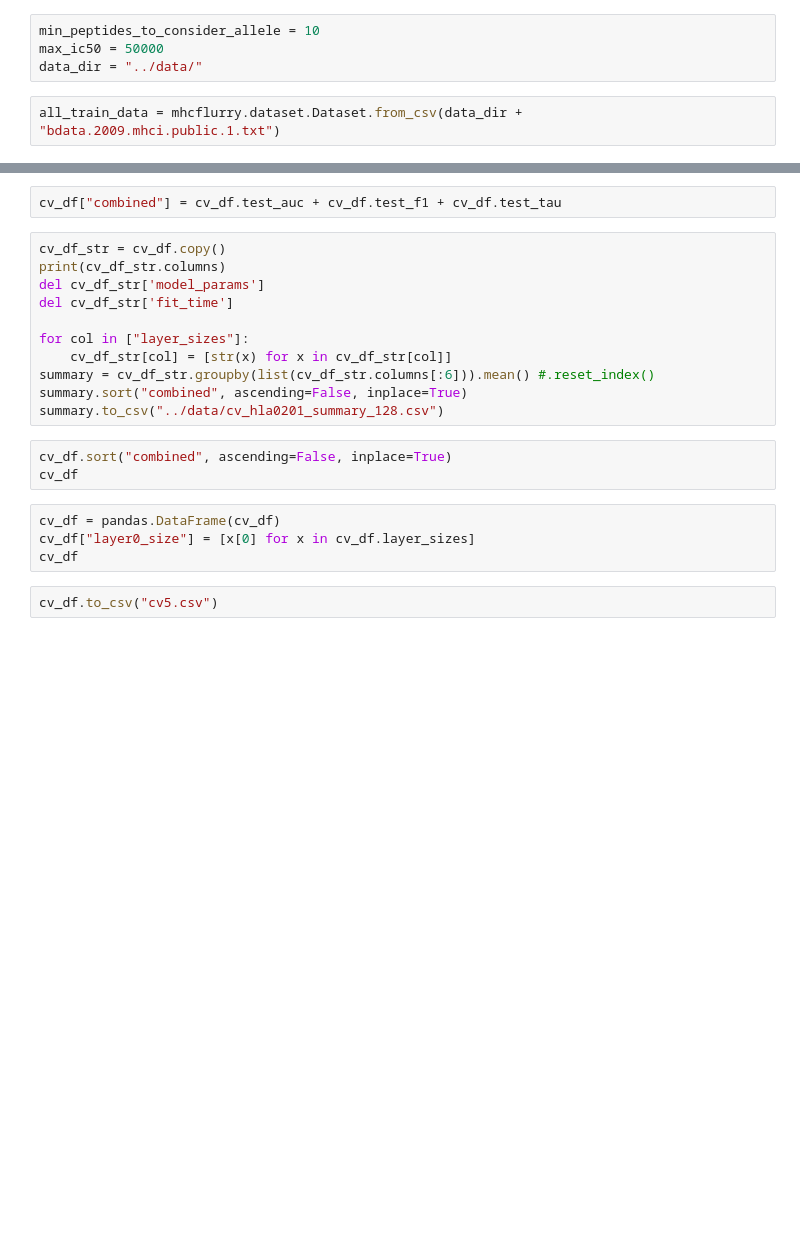
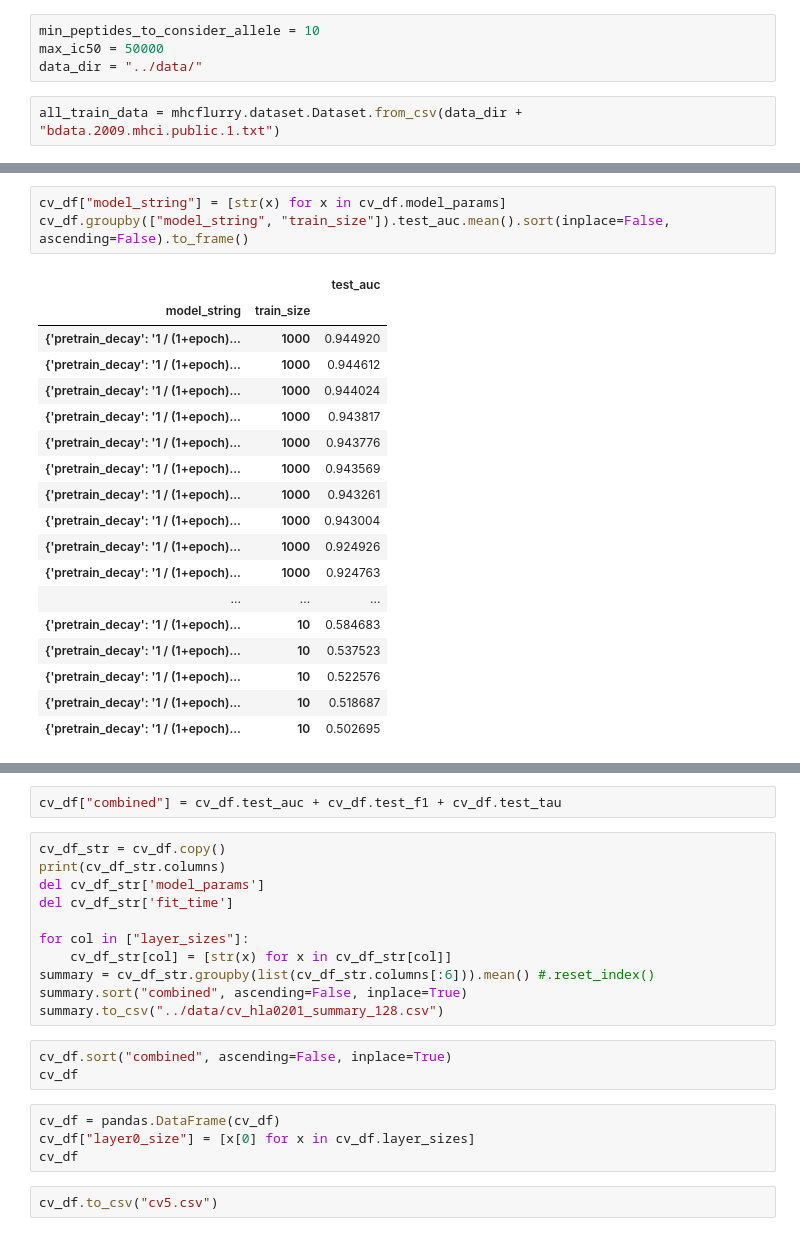
Before and after one commit to hammerlab/mhcflurry-icml-compbio-2016, a Jupyter notebook: notebooks/cv.ipynb, the cells around one changed output, grey strips where cells are left out. Cells and saved outputs as stored; diff of their text form; blank space fills up the shorter version.

```diff
--- a/notebooks/cv.ipynb
+++ b/notebooks/cv.ipynb
@@ -259,0 +455,22 @@ cv_df
+# %%
+cv_df["model_string"] = [str(x) for x in cv_df.model_params]
+cv_df.groupby(["model_string", "train_size"]).test_auc.mean().sort(inplace=False, ascending=False).to_frame()
+# %% [output]
+|  |  | test_auc |
+| model_string | train_size |  |
+| {'pretrain_decay': '1 / (1+epoch)... | 1000 | 0.944920 |
+| {'pretrain_decay': '1 / (1+epoch)... | 1000 | 0.944612 |
+| {'pretrain_decay': '1 / (1+epoch)... | 1000 | 0.944024 |
+| {'pretrain_decay': '1 / (1+epoch)... | 1000 | 0.943817 |
+| {'pretrain_decay': '1 / (1+epoch)... | 1000 | 0.943776 |
+| {'pretrain_decay': '1 / (1+epoch)... | 1000 | 0.943569 |
+| {'pretrain_decay': '1 / (1+epoch)... | 1000 | 0.943261 |
+| {'pretrain_decay': '1 / (1+epoch)... | 1000 | 0.943004 |
+| {'pretrain_decay': '1 / (1+epoch)... | 1000 | 0.924926 |
+| {'pretrain_decay': '1 / (1+epoch)... | 1000 | 0.924763 |
+| ... | ... | ... |
+| {'pretrain_decay': '1 / (1+epoch)... | 10 | 0.584683 |
+| {'pretrain_decay': '1 / (1+epoch)... | 10 | 0.537523 |
+| {'pretrain_decay': '1 / (1+epoch)... | 10 | 0.522576 |
+| {'pretrain_decay': '1 / (1+epoch)... | 10 | 0.518687 |
+| {'pretrain_decay': '1 / (1+epoch)... | 10 | 0.502695 |
```
Also changed, not shown: parts of 19 cells of this notebook, 4 other files.
